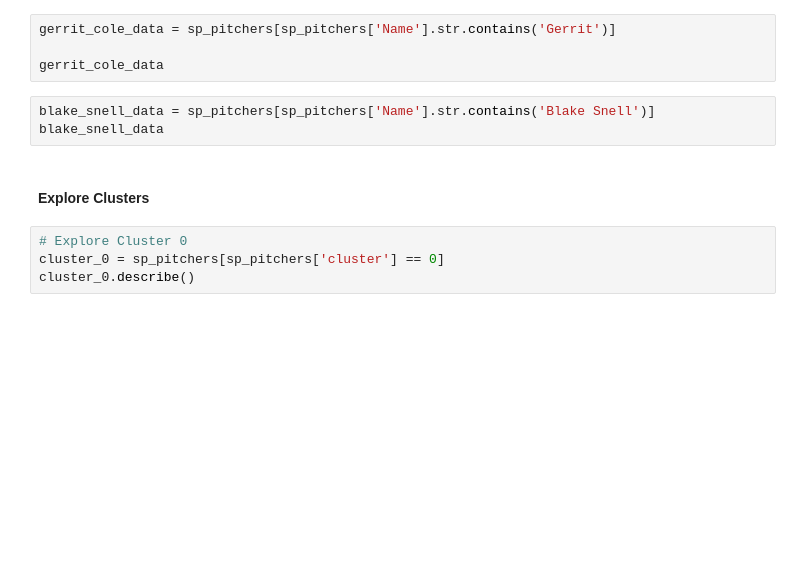
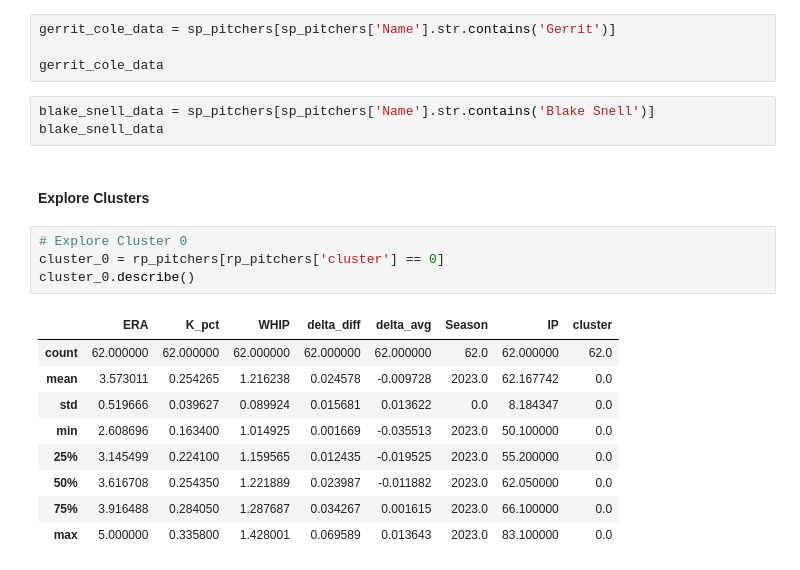
Before and after one commit to RudimentaryChef/RedsHackathon, a Jupyter notebook: BB-Analytics-Hackathon.ipynb, the cells around one changed output. Drawn from its saved outputs; the diff is of its cells as text; blank space fills up the shorter version.

```diff
--- a/BB-Analytics-Hackathon.ipynb
+++ b/BB-Analytics-Hackathon.ipynb
@@ -223,7 +238,17 @@ blake_snell_data
 #### Explore Clusters
 # %%
 # Explore Cluster 0
-cluster_0 = sp_pitchers[sp_pitchers['cluster'] == 0]
+cluster_0 = rp_pitchers[rp_pitchers['cluster'] == 0]
 cluster_0.describe()
+# %% [output]
+|  | ERA | K_pct | WHIP | delta_diff | delta_avg | Season | IP | cluster |
+| count | 62.000000 | 62.000000 | 62.000000 | 62.000000 | 62.000000 | 62.0 | 62.000000 | 62.0 |
+| mean | 3.573011 | 0.254265 | 1.216238 | 0.024578 | -0.009728 | 2023.0 | 62.167742 | 0.0 |
+| std | 0.519666 | 0.039627 | 0.089924 | 0.015681 | 0.013622 | 0.0 | 8.184347 | 0.0 |
+| min | 2.608696 | 0.163400 | 1.014925 | 0.001669 | -0.035513 | 2023.0 | 50.100000 | 0.0 |
+| 25% | 3.145499 | 0.224100 | 1.159565 | 0.012435 | -0.019525 | 2023.0 | 55.200000 | 0.0 |
+| 50% | 3.616708 | 0.254350 | 1.221889 | 0.023987 | -0.011882 | 2023.0 | 62.050000 | 0.0 |
+| 75% | 3.916488 | 0.284050 | 1.287687 | 0.034267 | 0.001615 | 2023.0 | 66.100000 | 0.0 |
+| max | 5.000000 | 0.335800 | 1.428001 | 0.069589 | 0.013643 | 2023.0 | 83.100000 | 0.0 |
 # %%
 cluster_0.sort_values(by='ERA', ascending=True).head()
```
Also changed, not shown: parts of 11 cells of this notebook.
